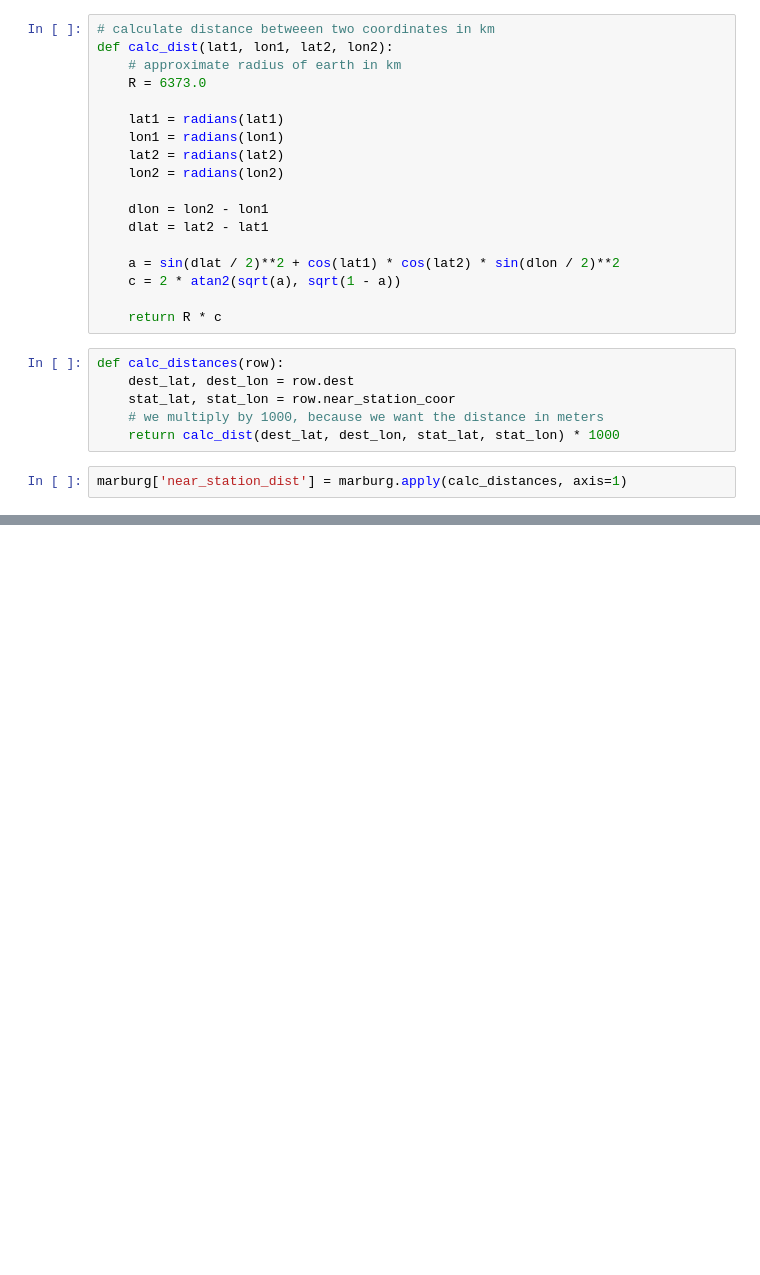
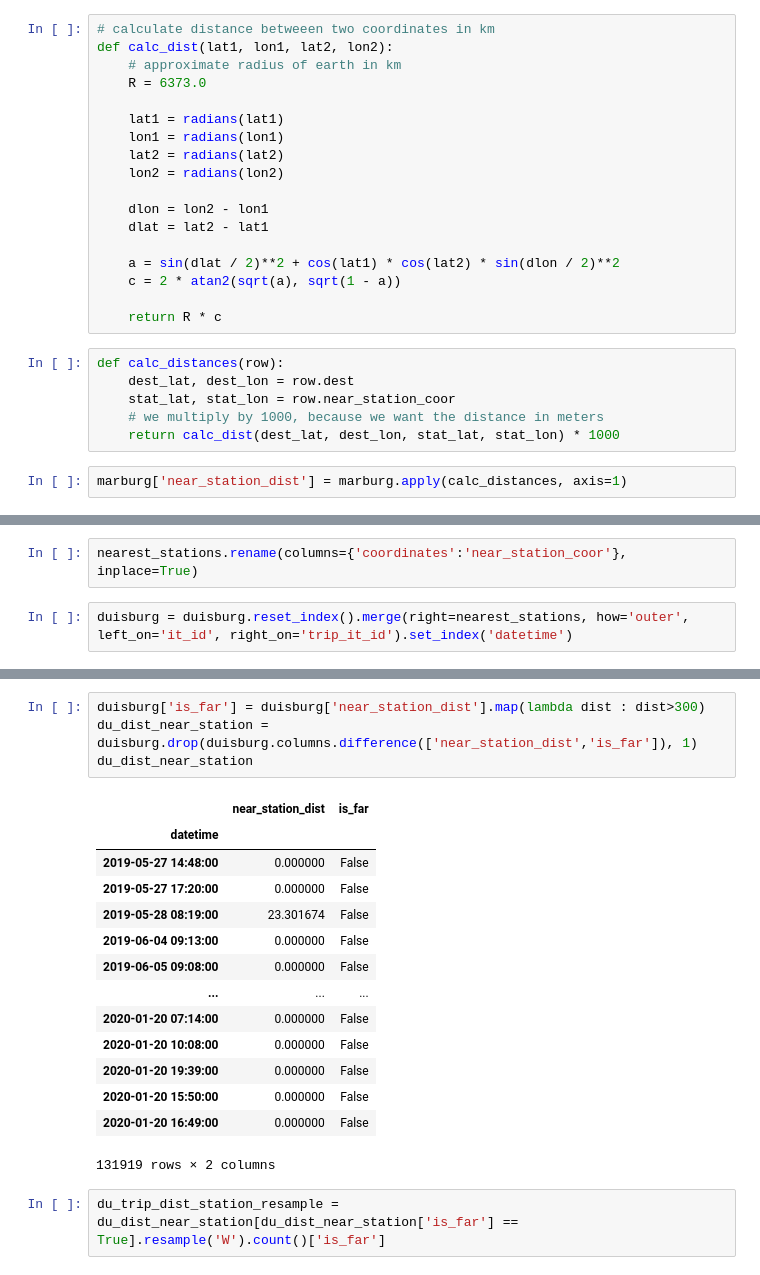
Before and after one commit to mogottsch/dsml_2020_magma, a Jupyter notebook: 2_kpi_calculation/Moritz_KPI.ipynb, the cells around one changed output, grey strips where cells are left out. Drawn from its saved outputs; the diff is of its cells as text; blank space fills up the shorter version.

```diff
--- a/2_kpi_calculation/Moritz_KPI.ipynb
+++ b/2_kpi_calculation/Moritz_KPI.ipynb
@@ -159,0 +166,4 @@ to_plot.sum()
+# %%
+nearest_stations.rename(columns={'coordinates':'near_station_coor'}, inplace=True)
+# %%
+duisburg = duisburg.reset_index().merge(right=nearest_stations, how='outer', left_on='it_id', right_on='trip_it_id').set_index('datetime')
@@ -159,0 +192,21 @@ to_plot.sum()
+# %%
+duisburg['is_far'] = duisburg['near_station_dist'].map(lambda dist : dist>300)
+du_dist_near_station = duisburg.drop(duisburg.columns.difference(['near_station_dist','is_far']), 1)
+du_dist_near_station
+# %% [output]
+|  | near_station_dist | is_far |
+| datetime |  |  |
+| 2019-05-27 14:48:00 | 0.000000 | False |
+| 2019-05-27 17:20:00 | 0.000000 | False |
+| 2019-05-28 08:19:00 | 23.301674 | False |
+| 2019-06-04 09:13:00 | 0.000000 | False |
+| 2019-06-05 09:08:00 | 0.000000 | False |
+| ... | ... | ... |
+| 2020-01-20 07:14:00 | 0.000000 | False |
+| 2020-01-20 10:08:00 | 0.000000 | False |
+| 2020-01-20 19:39:00 | 0.000000 | False |
+| 2020-01-20 15:50:00 | 0.000000 | False |
+| 2020-01-20 16:49:00 | 0.000000 | False |
+131919 rows × 2 columns
+# %%
+du_trip_dist_station_resample = du_dist_near_station[du_dist_near_station['is_far'] == True].resample('W').count()['is_far']
```
Also changed, not shown: parts of 17 cells of this notebook.
